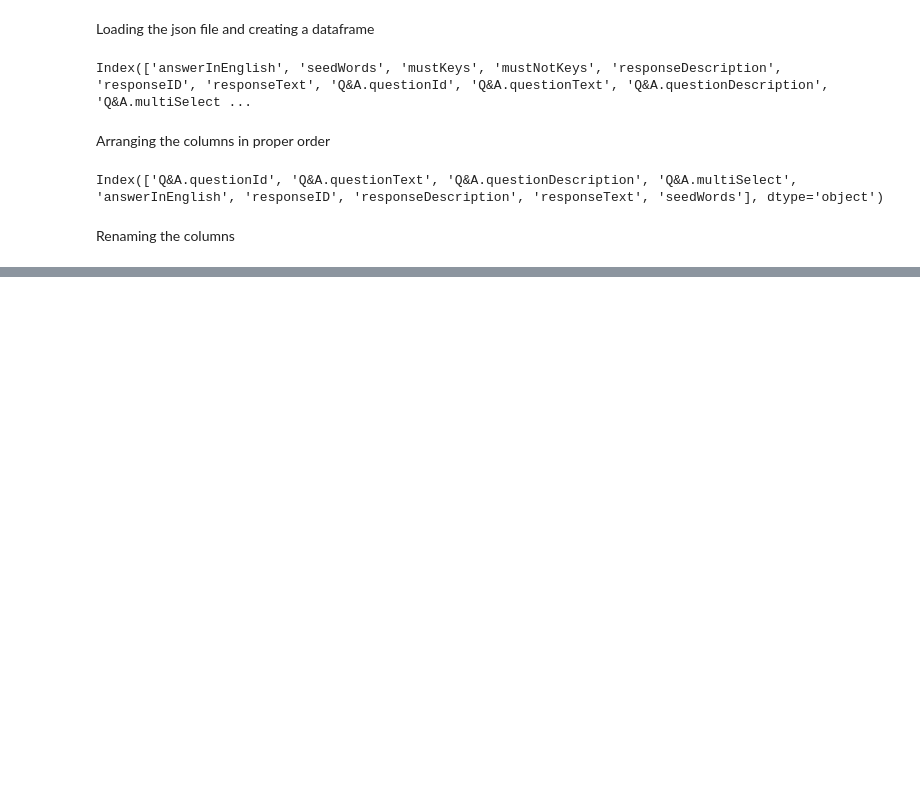
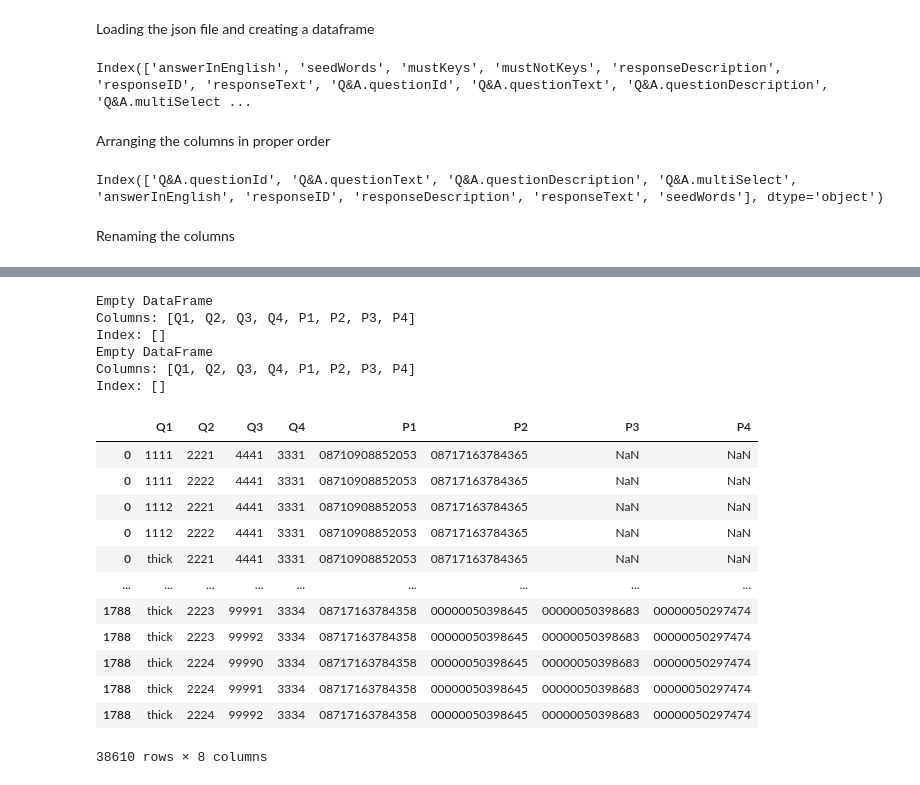
Before and after one commit to shiv2022/elida_beauty_testing, a Jupyter notebook: AiBA_transformations.ipynb, the cells around one changed output, grey strips where cells are left out. Saved outputs shown, nothing was run; the diff lists cells and outputs as text; code cells hidden in the pictures; blank space fills up the shorter version.

```diff
--- a/AiBA_transformations.ipynb
+++ b/AiBA_transformations.ipynb
@@ -36,0 +40,5 @@ print(df1)
+# %%
+cols = df1.columns
+df1.rename (columns = {cols[0]:'Q1',cols[1]:'Q2',cols[2]:'Q3',cols[3]:'Q4'}, inplace=True)
+
+df1.columns
@@ -78,0 +69,8 @@ print(df1)
+# %%
+# Removing the leading and trailing spaces from Q1 column
+
+# col_list = ['Q1','Q2','Q3','Q4']
+for col in df1.columns:
+  print(df1[col].unique())
+  df1[col] = df1[col].str.strip()
+  print(df1[col].unique())
@@ -148,0 +204,30 @@ print(result)
+# %%
+
+# Here the spelling of straightener is incorrect because of which the value replacement will not happen.
+print(df3[df3['Q4'].str.contains('straightner')])
+df3.replace(to_replace={'straightner':'straightener'},value=None, inplace=True)
+print(df3[df3['Q4'].str.contains('meduim hold')])
+df3.replace(to_replace={'meduim hold':'medium hold'},value=None, inplace=True)
+# %% [output]
+Empty DataFrame
+Columns: [Q1, Q2, Q3, Q4, P1, P2, P3, P4]
+Index: []
+Empty DataFrame
+Columns: [Q1, Q2, Q3, Q4, P1, P2, P3, P4]
+Index: []
+# %%
+df3
+# %% [output]
+|  | Q1 | Q2 | Q3 | Q4 | P1 | P2 | P3 | P4 |
+| 0 | 1111 | 2221 | 4441 | 3331 | 08710908852053 | 08717163784365 | NaN | NaN |
+| 0 | 1111 | 2222 | 4441 | 3331 | 08710908852053 | 08717163784365 | NaN | NaN |
+| 0 | 1112 | 2221 | 4441 | 3331 | 08710908852053 | 08717163784365 | NaN | NaN |
+| 0 | 1112 | 2222 | 4441 | 3331 | 08710908852053 | 08717163784365 | NaN | NaN |
+| 0 | thick | 2221 | 4441 | 3331 | 08710908852053 | 08717163784365 | NaN | NaN |
+| ... | ... | ... | ... | ... | ... | ... | ... | ... |
+| 1788 | thick | 2223 | 99991 | 3334 | 08717163784358 | 00000050398645 | 00000050398683 | 00000050297474 |
+| 1788 | thick | 2223 | 99992 | 3334 | 08717163784358 | 00000050398645 | 00000050398683 | 00000050297474 |
+| 1788 | thick | 2224 | 99990 | 3334 | 08717163784358 | 00000050398645 | 00000050398683 | 00000050297474 |
+| 1788 | thick | 2224 | 99991 | 3334 | 08717163784358 | 00000050398645 | 00000050398683 | 00000050297474 |
+| 1788 | thick | 2224 | 99992 | 3334 | 08717163784358 | 00000050398645 | 00000050398683 | 00000050297474 |
+38610 rows × 8 columns
```
Also changed, not shown: parts of 41 cells of this notebook.
